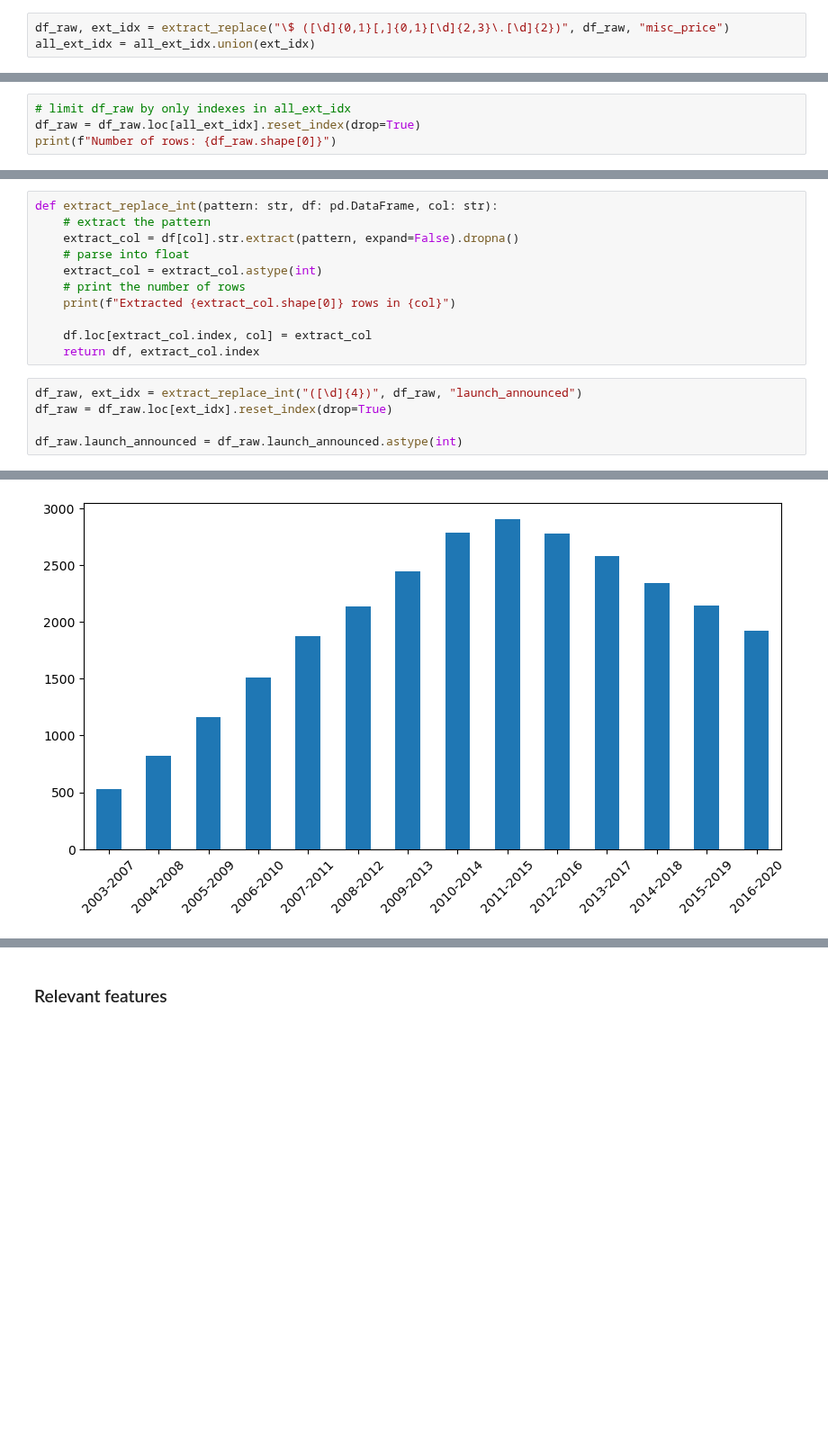
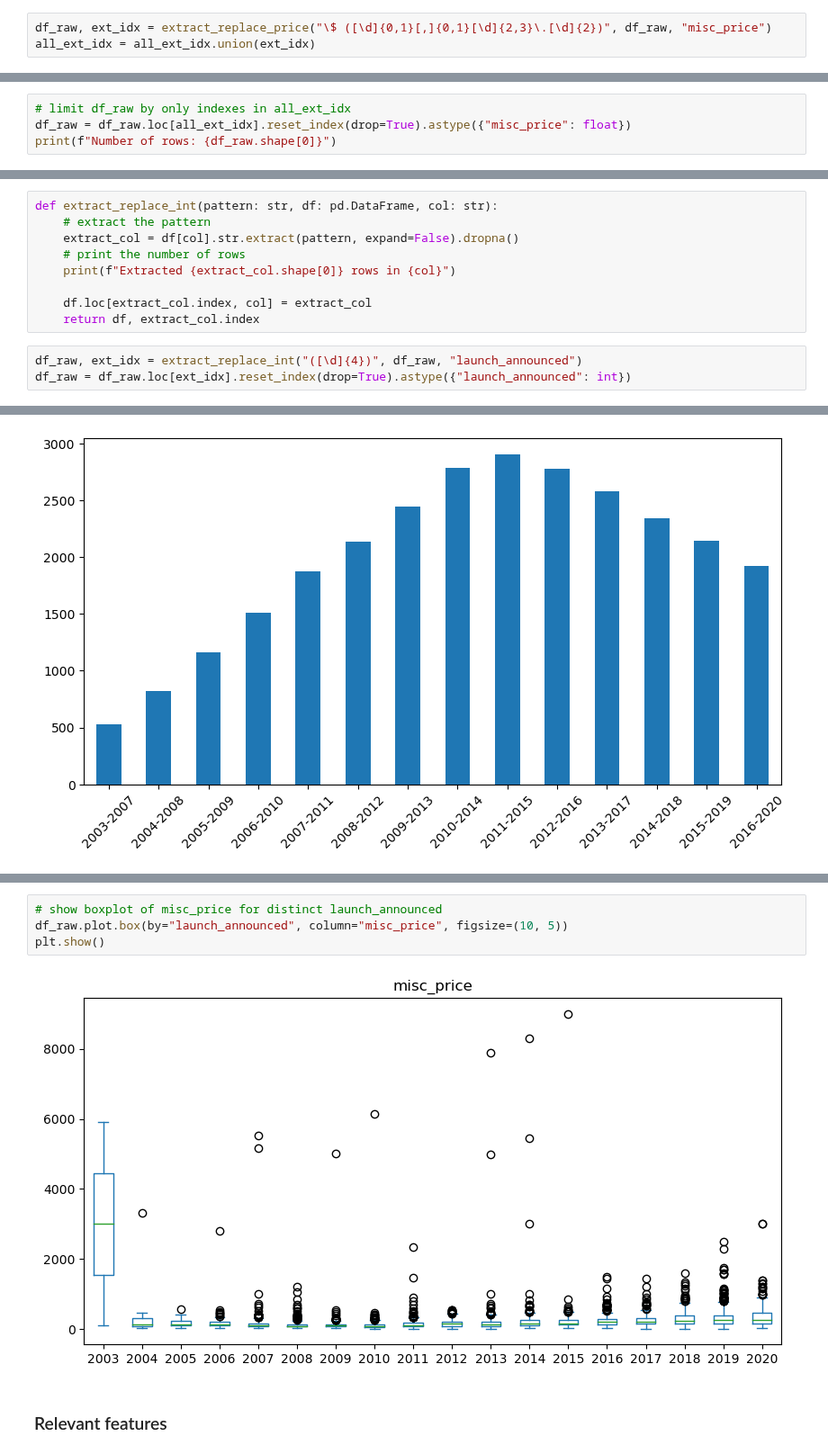
Before and after one commit to Valendrew/counterfactual-explanations, a Jupyter notebook: gsmarena_exploration.ipynb, the cells around one changed output, grey strips where cells are left out. Shown at 90% size. Cells and saved outputs as stored; diff of their text form; blank space fills up the shorter version.

Commit message:
fix nan values in replace

```diff
--- a/gsmarena_exploration.ipynb
+++ b/gsmarena_exploration.ipynb
@@ -222,7 +222,7 @@ Extracted 3 rows in misc_price
 # %% [markdown]
 Transform USD prices
 # %%
-df_raw, ext_idx = extract_replace("\$ ([\d]{0,1}[,]{0,1}[\d]{2,3}\.[\d]{2})", df_raw, "misc_price")
+df_raw, ext_idx = extract_replace_price("\$ ([\d]{0,1}[,]{0,1}[\d]{2,3}\.[\d]{2})", df_raw, "misc_price")
 all_ext_idx = all_ext_idx.union(ext_idx)
 # %% [output]
 Extracted 1 rows in misc_price
@@ -231,6 +231,6 @@ Insight on non-extracted rows
 # %%
 # limit df_raw by only indexes in all_ext_idx
-df_raw = df_raw.loc[all_ext_idx].reset_index(drop=True)
+df_raw = df_raw.loc[all_ext_idx].reset_index(drop=True).astype({"misc_price": float})
 print(f"Number of rows: {df_raw.shape[0]}")
 # %% [output]
 Number of rows: 6438
@@ -240,8 +255,6 @@ Number of rows: 6438
 def extract_replace_int(pattern: str, df: pd.DataFrame, col: str):
     # extract the pattern
     extract_col = df[col].str.extract(pattern, expand=False).dropna()
-    # parse into float
-    extract_col = extract_col.astype(int)
     # print the number of rows
     print(f"Extracted {extract_col.shape[0]} rows in {col}")
 
@@ -249,9 +262,7 @@ def extract_replace_int(pattern: str, df: pd.DataFrame, col: str):
     return df, extract_col.index
 # %%
 df_raw, ext_idx = extract_replace_int("([\d]{4})", df_raw, "launch_announced")
-df_raw = df_raw.loc[ext_idx].reset_index(drop=True)
-
-df_raw.launch_announced = df_raw.launch_announced.astype(int)
+df_raw = df_raw.loc[ext_idx].reset_index(drop=True).astype({"launch_announced": int})
 # %% [output]
 Extracted 6429 rows in launch_announced
 # %%
@@ -277,3 +300,9 @@ plt.show()
+# %%
+# show boxplot of misc_price for distinct launch_announced
+df_raw.plot.box(by="launch_announced", column="misc_price", figsize=(10, 5))
+plt.show()
+# %% [output]
+[figure, added]
 # %% [markdown]
 ### Relevant features
 # %% [markdown]
```
Also changed, not shown: parts of 12 cells of this notebook.
